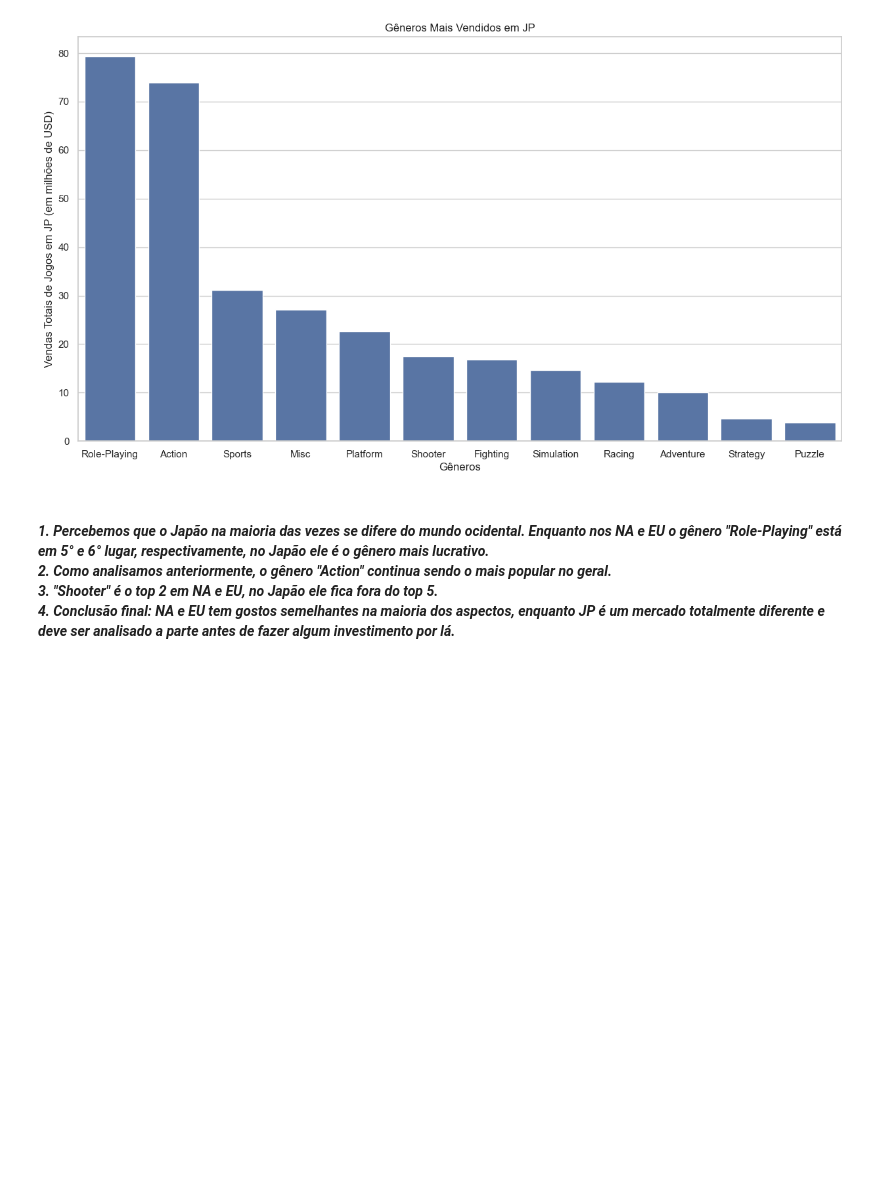
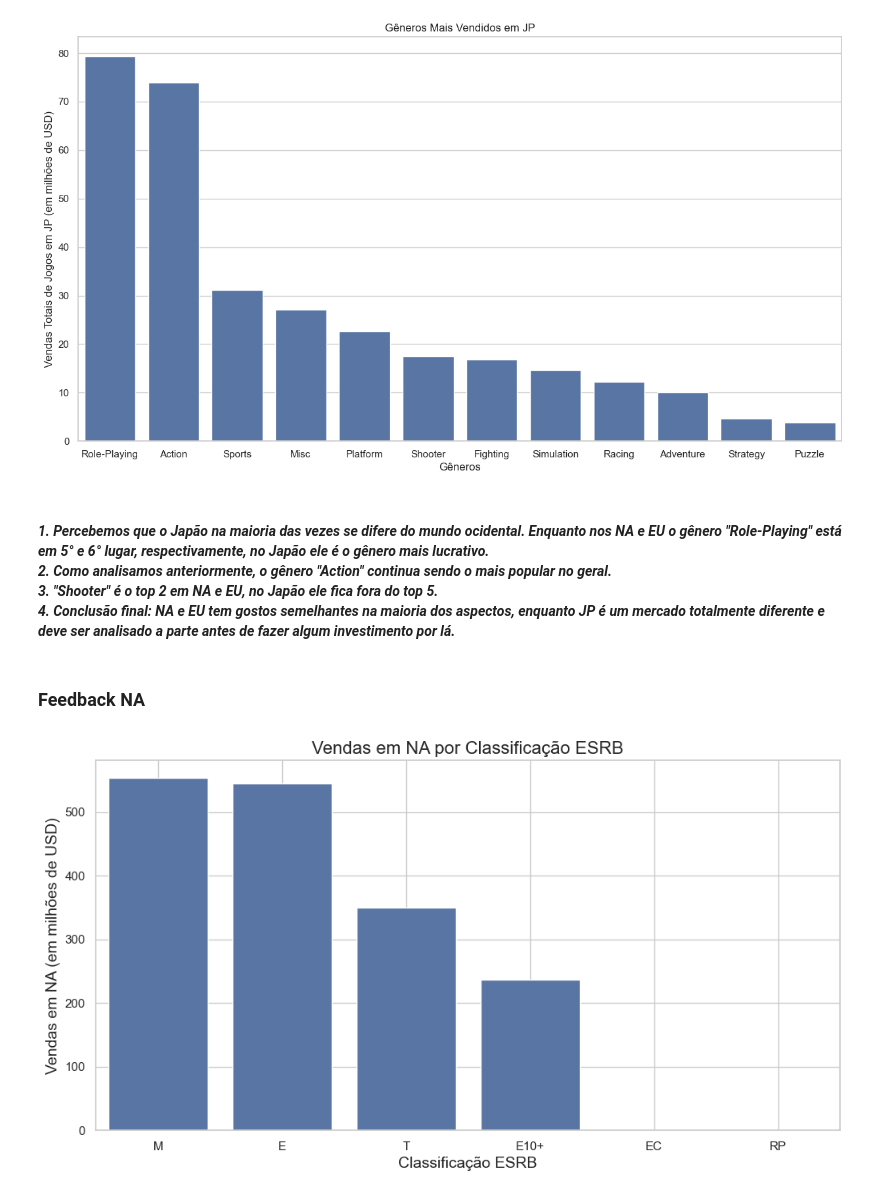
Before and after one commit to henriquetargino/games, a Jupyter notebook: EDA.ipynb, the cells around one changed output. Drawn from its saved outputs; the diff is of its cells as text; code cells hidden in the pictures; blank space fills up the shorter version.

Commit message:
feedbacks

```diff
--- a/EDA.ipynb
+++ b/EDA.ipynb
@@ -562,3 +563,19 @@ plt.show()
 [figure]
 # %% [markdown]
 #### *1. Percebemos que o Japão na maioria das vezes se difere do mundo ocidental. Enquanto nos NA e EU o gênero "Role-Playing" está em 5° e 6° lugar, respectivamente, no Japão ele é o gênero mais lucrativo.* <br> *2. Como analisamos anteriormente, o gênero "Action" continua sendo o mais popular no geral.* <br> *3. "Shooter" é o top 2 em NA e EU, no Japão ele fica fora do top 5.* <br> *4. Conclusão final: NA e EU tem gostos semelhantes na maioria dos aspectos, enquanto JP é um mercado totalmente diferente e deve ser analisado a parte antes de fazer algum investimento por lá.*
+# %% [markdown]
+### Feedback NA
+# %%
+# agrupamento
+vendas_esrb_na = df_predict.groupby('rating')['na_sales'].sum().reset_index().sort_values(by='na_sales', ascending=False)
+
+# grafico
+plt.figure(figsize=(12, 6))
+sns.barplot(data=vendas_esrb_na, x='rating', y='na_sales')
+plt.title('Vendas em NA por Classificação ESRB', fontsize=16)
+plt.xlabel('Classificação ESRB', fontsize=14)
+plt.ylabel('Vendas em NA (em milhões de USD)', fontsize=14)
+plt.grid(True)
+plt.show()
+# %% [output]
+[figure, added]
```
Also changed, not shown: parts of 16 cells of this notebook.
